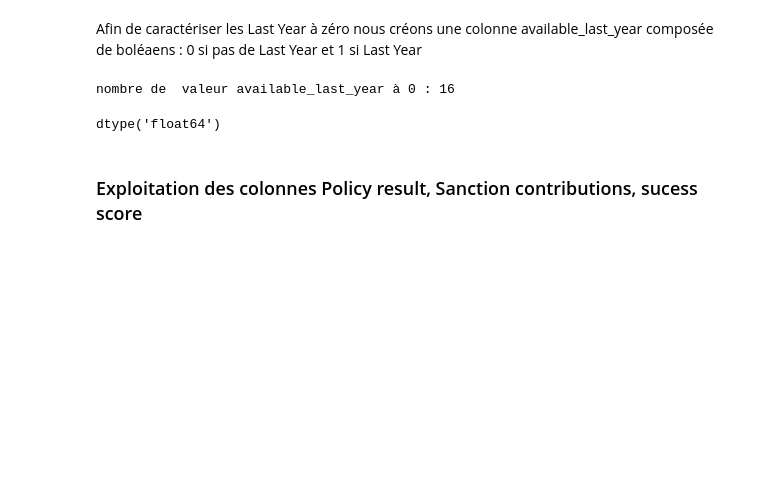
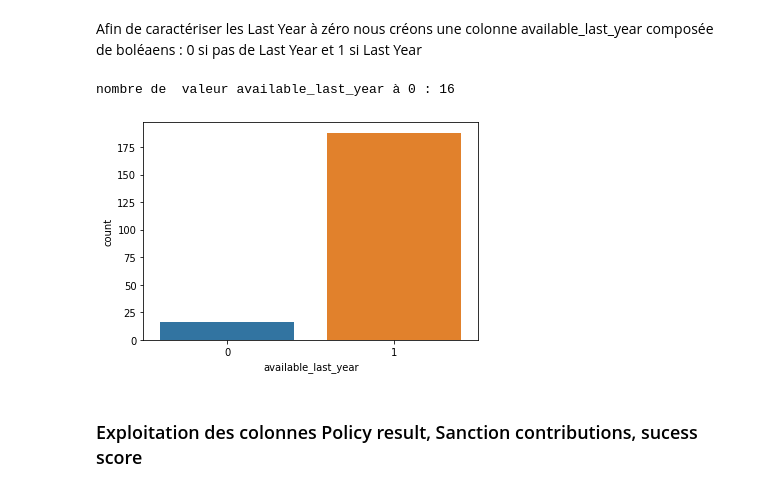
Before and after one commit to cedricsoares/economic_sanction_model, a Jupyter notebook: Sanction_eco.ipynb, the cells around one changed output. Cells and saved outputs as stored; diff of their text form; code cells hidden in the pictures; blank space fills up the shorter version.

```diff
--- a/Sanction_eco.ipynb
+++ b/Sanction_eco.ipynb
@@ -285,11 +283,12 @@ df["available_last_year"] = (df["Last yeari"] != 0).astype("int")
 # %%
+df["available_last_year"] = (df["Last yeari"] != 0).astype("int")
 print(f" nombre de  valeur available_last_year à 0 : {df['available_last_year'].loc[df['available_last_year'] == 0].value_counts()[0]}")
+
+sn.countplot(x = "available_last_year", data = df )
+plt.show()
 # %% [output]
 nombre de  valeur available_last_year à 0 : 16
+[figure, added]
-# %%
-df["Policy resultj"]
-# %% [output]
-dtype('float64')
 # %% [markdown]
 ### Exploitation des colonnes Policy result, Sanction contributions, sucess score
 # %% [markdown]
```
Also changed, not shown: parts of 13 cells of this notebook.
